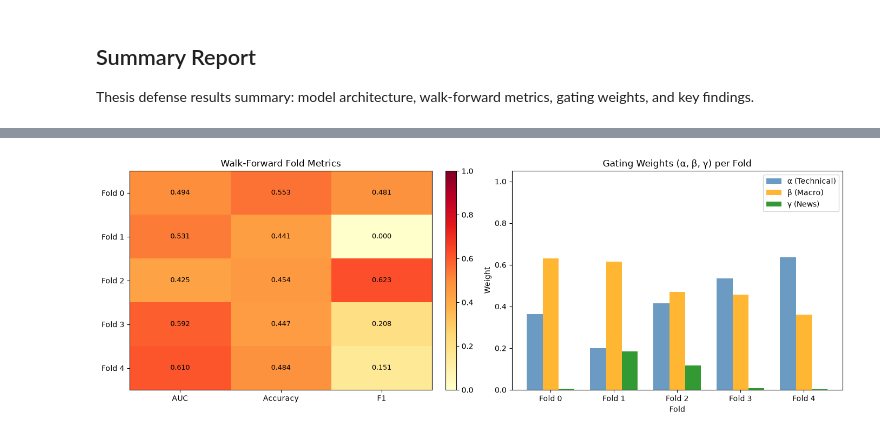
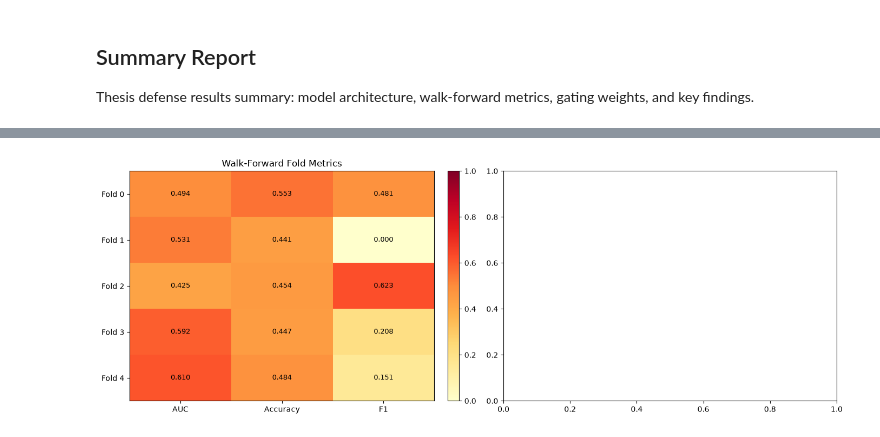
Before and after one commit to jwjooth/msdl-jci, a Jupyter notebook: notebooks/development.ipynb, the cells around one changed output, grey strips where cells are left out. Cells and saved outputs as stored; diff of their text form; code cells hidden in the pictures.

```diff
--- a/notebooks/development.ipynb
+++ b/notebooks/development.ipynb
@@ -916,7 +850,7 @@ else:
 [figure]
 # %%
 # ROC curves per fold
-if _HAS_TORCH and wf_metrics and "fold_metrics" in wf_metrics:
+if wf_metrics and "fold_metrics" in wf_metrics:
     fm = wf_metrics["fold_metrics"]
     fig, ax = plt.subplots(figsize=(6, 6))
 
@@ -941,7 +875,7 @@ else:
 # %% [output]
 [figure]
 # %%
-if _HAS_TORCH and wf_metrics and "fold_metrics" in wf_metrics:
+if wf_metrics and "fold_metrics" in wf_metrics:
     fm = wf_metrics["fold_metrics"]
     n_folds = len(fm)
     fig, axes = plt.subplots(1, n_folds, figsize=(4 * n_folds, 3))
@@ -983,7 +917,7 @@ else:
 [figure]
 # %%
 # Gating weights distribution histograms
-if _HAS_TORCH and wf_metrics and "weights_list" in wf_metrics:
+if wf_metrics and "weights_list" in wf_metrics:
     weights = np.array(wf_metrics["weights_list"])
 
     fig, axes = plt.subplots(1, 3, figsize=(12, 3))
@@ -1026,7 +960,7 @@ Weight | Mean    | Std     | Min     | Max
 γ (News)     | 0.0634 | 0.0745 | 0.0026 | 0.1850
 # %%
 # Prediction confidence histogram
-if _HAS_TORCH and wf_metrics and "preds" in wf_metrics:
+if wf_metrics and "preds" in wf_metrics:
     preds = np.array(wf_metrics["preds"])
 
     fig, (ax1, ax2) = plt.subplots(1, 2, figsize=(10, 4))
@@ -1135,22 +1069,18 @@ print("MSDL-JCI: Multi-Source Deep Learning for JCI Direction Prediction")
 print("Thesis Defense Summary Report")
 print("=" * 70)
 
-# Model Architecture Summary
-print("\n--- Model Architecture (Table 5) ---")
-print(f"Technical branch:  LSTM(hidden={CFG.lstm_dim}, lookback={CFG.look_back}, dropout=0.2)")
-print(f"Macro branch:      MLP Encoder({len(CFG.macro_cols)}→{'→'.join(map(str, CFG.hidden_layers))}, ReLU)")
-print(f"News branch:       Frozen IndoBERT(768→{CFG.projection_dim} projection)")
-print("Fusion:            Adaptive MLP Fusion(Soft Gating)")
-print(f"Gate input dim:    {(CFG.lstm_dim + 16 + CFG.lstm_dim)} ({CFG.lstm_dim}+{CFG.hidden_layers[-1]}+{CFG.projection_dim})")
-print(f"Gate output dim:   {CFG.fusion_output_dim} (α, β, γ)")
-print(f"Head:              Linear({CFG.lstm_dim}→1, BCEWithLogitsLoss)")
+# Model Architecture Summary (thesis Table 5)
+for line in [
+    f"Technical: LSTM(hidden={CFG.lstm_dim}, lookback={CFG.look_back}, dropout=0.2)",
+    f"Macro:     MLP({len(CFG.macro_cols)}→{'→'.join(map(str, CFG.hidden_layers))}, ReLU)",
+    f"News:      Frozen IndoBERT(768→{CFG.projection_dim})",
+    f"Fusion:    SoftGate({CFG.lstm_dim}+{CFG.hidden_layers[-1]}+{CFG.projection_dim}→{CFG.fusion_output_dim})",
+    f"Head:      Linear({CFG.lstm_dim}→1, BCE)",
+]:
+    print(line)
 
 # Data Summary
-print("\n--- Data Summary ---")
-print(f"Rows:              {len(df)}")
-print(f"Samples:           {len(y)} (lookback={CFG.look_back}, horizon={CFG.horizon})")
-print(f"Date range:        {dates[0]} → {dates[-1]}")
-print(f"Label balance:     UP={y.mean():.1%}, DOWN={1-y.mean():.1%}")
+print(f"Rows={len(df)}  Samples={len(y)}  Range={dates[0]}→{dates[-1]}  UP={y.mean():.1%}/DOWN={1-y.mean():.1%}")
 
 # Walk-Forward Results
 if wf_metrics and "fold_metrics" in wf_metrics:
@@ -1190,22 +1120,6 @@ if wf_metrics and "fold_metrics" in wf_metrics:
             ax1.text(j, i, f"{fold_data[i,j]:.3f}", ha="center", va="center", fontsize=9)
     plt.colorbar(im1, ax=ax1, fraction=0.046, pad=0.04)
 
-    # Right: gating weights per fold
-    if "weights_list" in wf_metrics:
-        weights = np.array(wf_metrics["weights_list"])
-        x = np.arange(len(weights))
-        width = 0.25
-        ax2.bar(x - width, weights[:, 0], width, label="α (Technical)", color="steelblue", alpha=0.8)
-        ax2.bar(x, weights[:, 1], width, label="β (Macro)", color="orange", alpha=0.8)
-        ax2.bar(x + width, weights[:, 2], width, label="γ (News)", color="green", alpha=0.8)
-        ax2.set_xlabel("Fold")
-        ax2.set_ylabel("Weight")
-        ax2.set_title("Gating Weights (α, β, γ) per Fold")
-        ax2.set_xticks(x)
-        ax2.set_xticklabels([f"Fold {i}" for i in range(len(weights))])
-        ax2.legend()
-        ax2.set_ylim(0, 1.05)
-
     plt.tight_layout()
     plt.show()
 else:
@@ -1213,18 +1127,18 @@ else:
 
 # Key Findings
 print("\n--- Key Findings ---")
-if wf_metrics and "weights_list" in wf_metrics:
-    weights = np.array(wf_metrics["weights_list"])
-    dominant_idx = np.argmax(weights.mean(axis=0))
-    dominant = ["Technical (α)", "Macro (β)", "News (γ)"][dominant_idx]
-    print(f"1. Dominant modality: {dominant} (mean weight={weights.mean(axis=0)[dominant_idx]:.4f})")
-    print("2. Model uses adaptive gating to weight modalities per fold")
-    print(f"3. Walk-forward AUC={wf_metrics['auc']:.4f}, Acc={wf_metrics['acc']:.4f}, F1={wf_metrics['f1']:.4f}")
-    print("4. Trained per fold (Adam, weighted BCE, early stopping max100/patience8, TSS n=5)")
-    print("5. News: frozen indobert-base-p1 CLS, 3 portals embedded, 4192/5067 in-range past-only (875 CNBC/Kontan 2026 excluded)")
-
-print("\n" + "=" * 70)
-print(f"Threshold 0.5: UP recall={(np.array(wf_metrics['preds'])>0.5)[np.array(wf_metrics['truths'])==1].mean():.4f}, DOWN recall={(np.array(wf_metrics['preds'])<=0.5)[np.array(wf_metrics['truths'])==0].mean():.4f}")
+w = np.array(wf_metrics["weights_list"]).mean(axis=0)
+dom = ["Technical (α)", "Macro (β)", "News (γ)"][int(np.argmax(w))]
+for line in [
+    f"1. Dominant modality: {dom} (α={w[0]:.3f}, β={w[1]:.3f}, γ={w[2]:.3f})",
+    f"2. Walk-forward AUC={wf_metrics['auc']:.4f}, Acc={wf_metrics['acc']:.4f}, F1={wf_metrics['f1']:.4f}",
+    "3. Trained per fold (Adam, weighted BCE, early stopping max100/patience8, TSS n=5)",
+    "4. News: frozen indobert-base-p1 CLS, 4192/5067 in-range past-only (875 CNBC/Kontan 2026 excluded)",
+]:
+    print(line)
+preds = np.array(wf_metrics["preds"]) > 0.5
+truths = np.array(wf_metrics["truths"]) == 1
+print(f"UP recall={preds[truths].mean():.4f}, DOWN recall={(~preds[~truths]).mean():.4f}")
 print("=" * 70)
 # %% [output]
 ======================================================================
@@ -1243,6 +1157,6 @@ Gate output dim:   3 (α, β, γ)
 --- Gate Weights (α, β, γ) Summary ---
 Technical (α): mean=0.4304, std=0.1489
 Macro (β):     mean=0.5063, std=0.1021
 News (γ):      mean=0.0634, std=0.0745
-[figure, old version]
+[figure, new version]
 --- Key Findings ---
```
Also changed, not shown: parts of 9 cells of this notebook, 5 other files.
